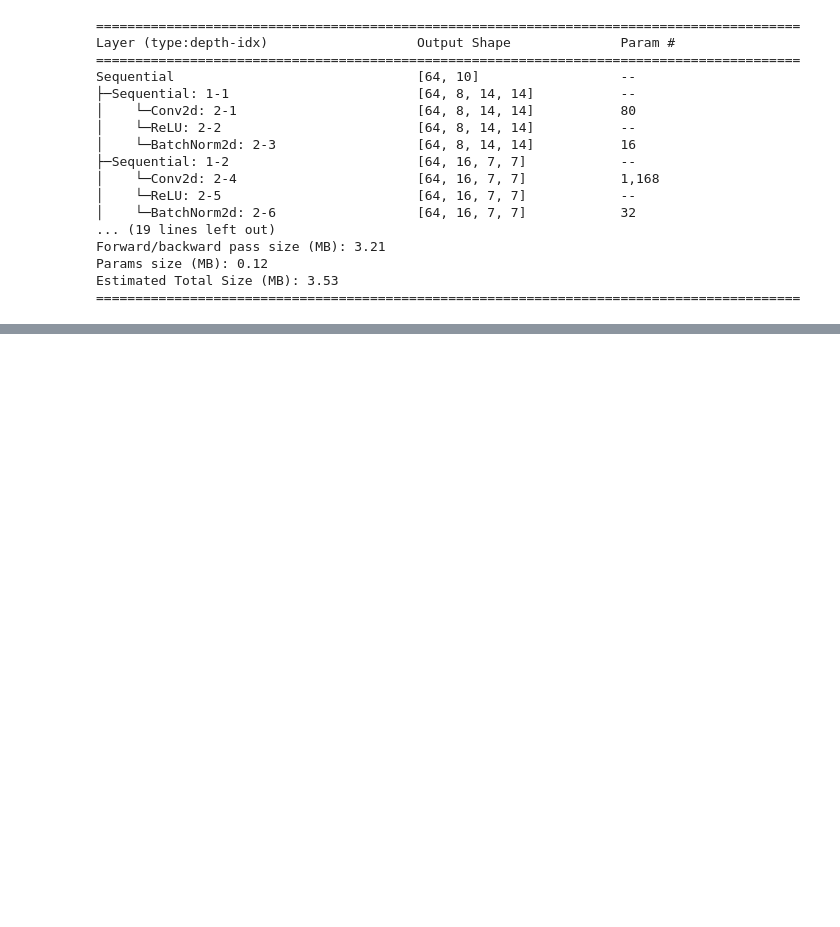
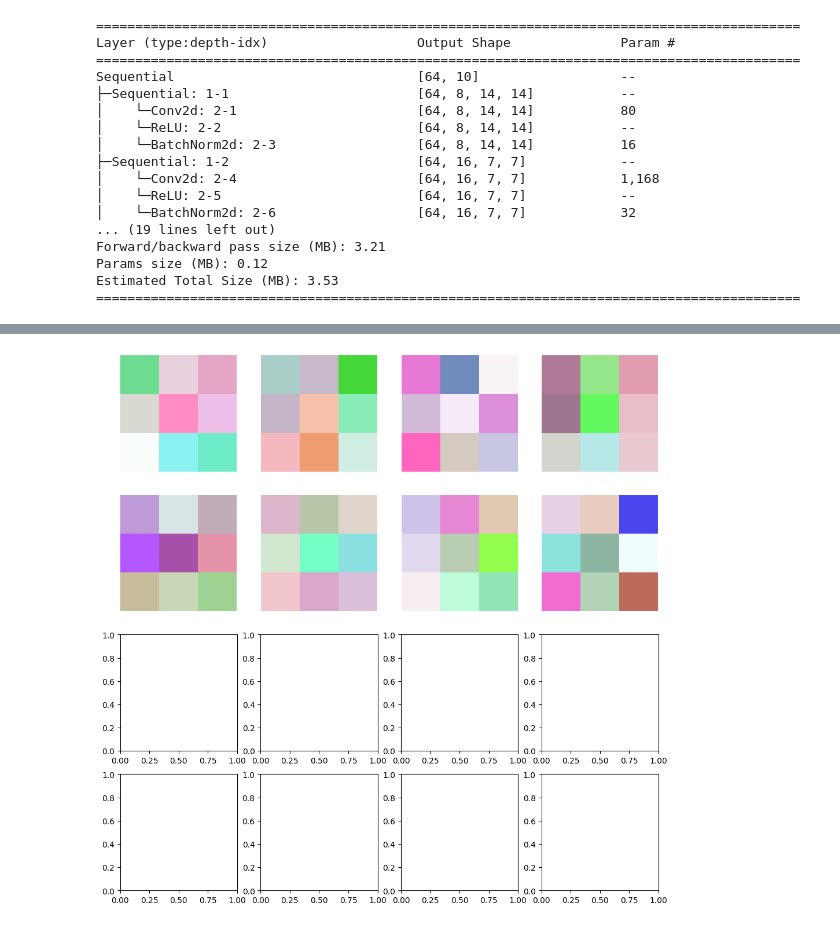
Before and after one commit to alexlinapp/python_tools_practice, a Jupyter notebook: cnn.ipynb, the cells around one changed output, grey strips where cells are left out. Cells and saved outputs as stored; diff of their text form; code cells hidden in the pictures; blank space fills up the shorter version.

```diff
--- a/cnn.ipynb
+++ b/cnn.ipynb
@@ -263,0 +291,18 @@ with torch.no_grad():
+# %%
+def normalize_0_1(tensor):
+    t_min = tensor.min()
+    t_max = tensor.max()
+    return (tensor - t_min) / (t_max - t_min + 1e-8)  # epsilon avoids div by zero
+# for name, param in simple_cnn.named_parameters():
+#     print(f"{name}:\n{param.data}\n")
+simple_cnn_params = list(simple_cnn.parameters());
+len(simple_cnn_params)
+layer1_filters = [normalize_0_1(simple_cnn_params[0][i].detach()) for i in range(simple_cnn_params[0].shape[0])]
+# show_images(layer1_filters, nrows=2, ncols=3)
+# w = simple_cnn_params[0][0][0]
+# show_images(w.detach().numpy(), cmap="gray")
+layer2_filters = [normalize_0_1(simple_cnn_params[2][i].detach()) for i in range(simple_cnn_params[2].shape[0])]
+show_images(layer2_filters, nrows=4, ncols=4)
+# show_images(layer2_filters, nrows=2, ncols=3)
+# %% [output]
+[figure, added]
```
Also changed, not shown: parts of 6 cells of this notebook.
